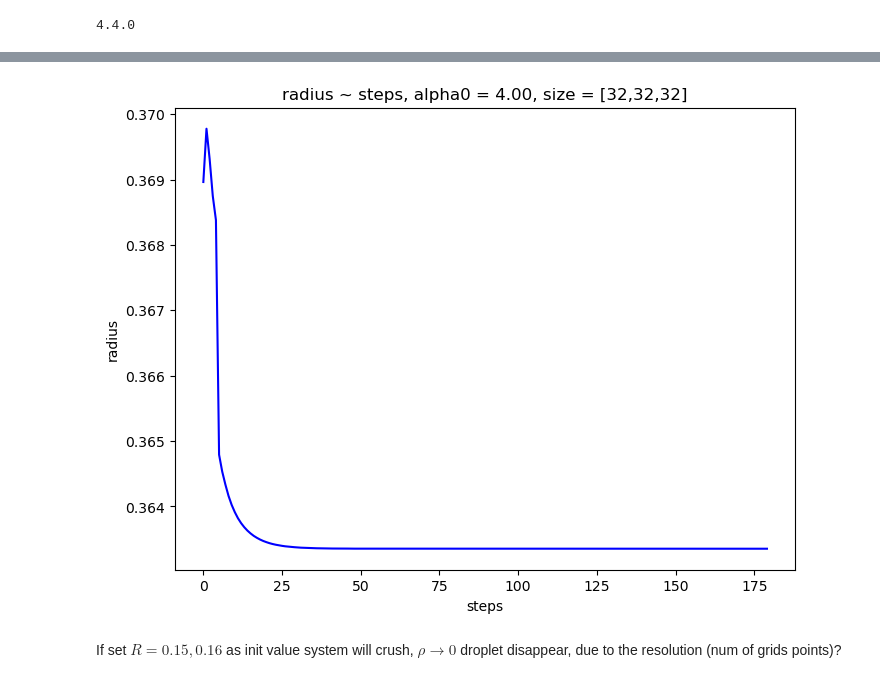
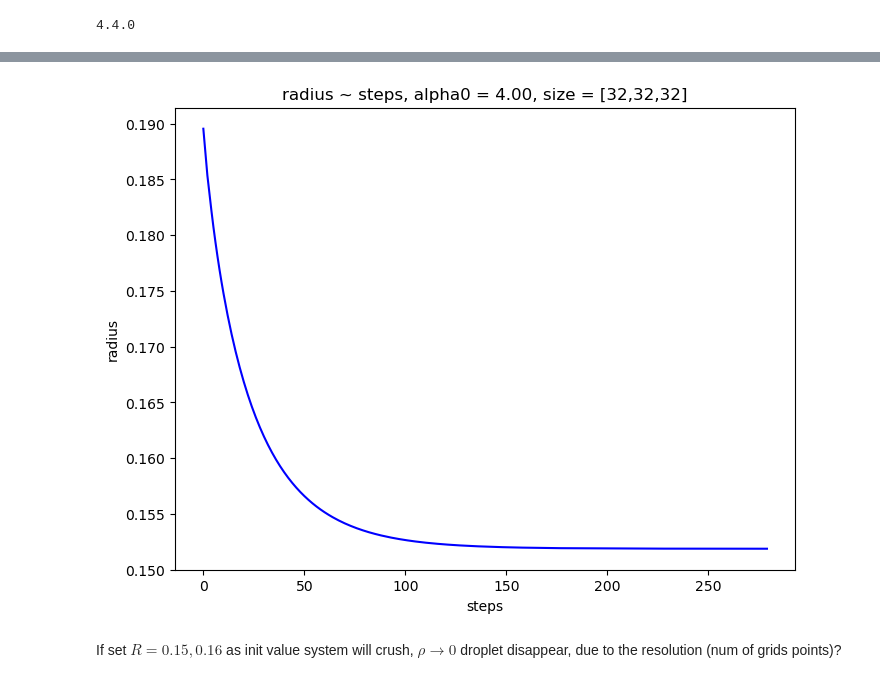
Before and after one commit to MDProject/Binary-Fluctuating-Lattice-Boltzmann, a Jupyter notebook: Surface_Tension.ipynb, the cells around one changed output, grey strips where cells are left out. Cells and saved outputs as stored; diff of their text form; code cells hidden in the pictures.

```diff
--- a/Surface_Tension.ipynb
+++ b/Surface_Tension.ipynb
@@ -109,35 +160,35 @@ nx = 32
 ny = 32
 nz = 32
 # Plotting the radius data
-radius = 0.35
+radius = 0.2
 plot_file_radius = "./data_droplet_{:.2f}/lbm_data_shshan_alpha0_".format(radius) +\
       "{:.2f}".format(alpha0) + "_xi_" + "{:.1e}".format(temperature) + "_size{:d}-{:d}-{:d}/radius_steps_out".format(nx,ny,nz)
 with open(plot_file_radius, 'r') as file:
     # Read the entire content of the file
     content = file.read()
 
     # Split the content by the tab character '\t' to create a 1D array
     data_list = [float(x) for x in content.split('\t') if x.strip()]
 
 data_array = np.array(data_list)
 N  = data_array.size
 step = np.linspace(0, N-1, N)
 #print(data_array)
 
 # Plotting the data
 plt.figure(figsize=(8, 6), dpi=100)  # Optional: Set the figure size
 #fig, ax = plt.subplots()
 plt.plot(step, data_array, color='b')  # Create a line plot
 plt.yscale('linear')
 # Add labels and title
 plt.xlabel("steps")  # X-axis label
 plt.ylabel("radius")  # Y-axis label
 plt.title("radius ~ steps, alpha0 = {:.2f}, size = [{:d},{:d},{:d}]".format(alpha0, nx, ny, nz))  # Plot title
 
 # Show the plot
 plt.show()
 # %% [output]
-[figure, old version]
+[figure, new version]
 # %% [markdown]
 If set $R = 0.15, 0.16$ as init value system will crush, $\rho \to 0$ droplet disappear, due to the resolution (num of grids points)?
 # %%
```
Also changed, not shown: parts of 5 cells of this notebook.
